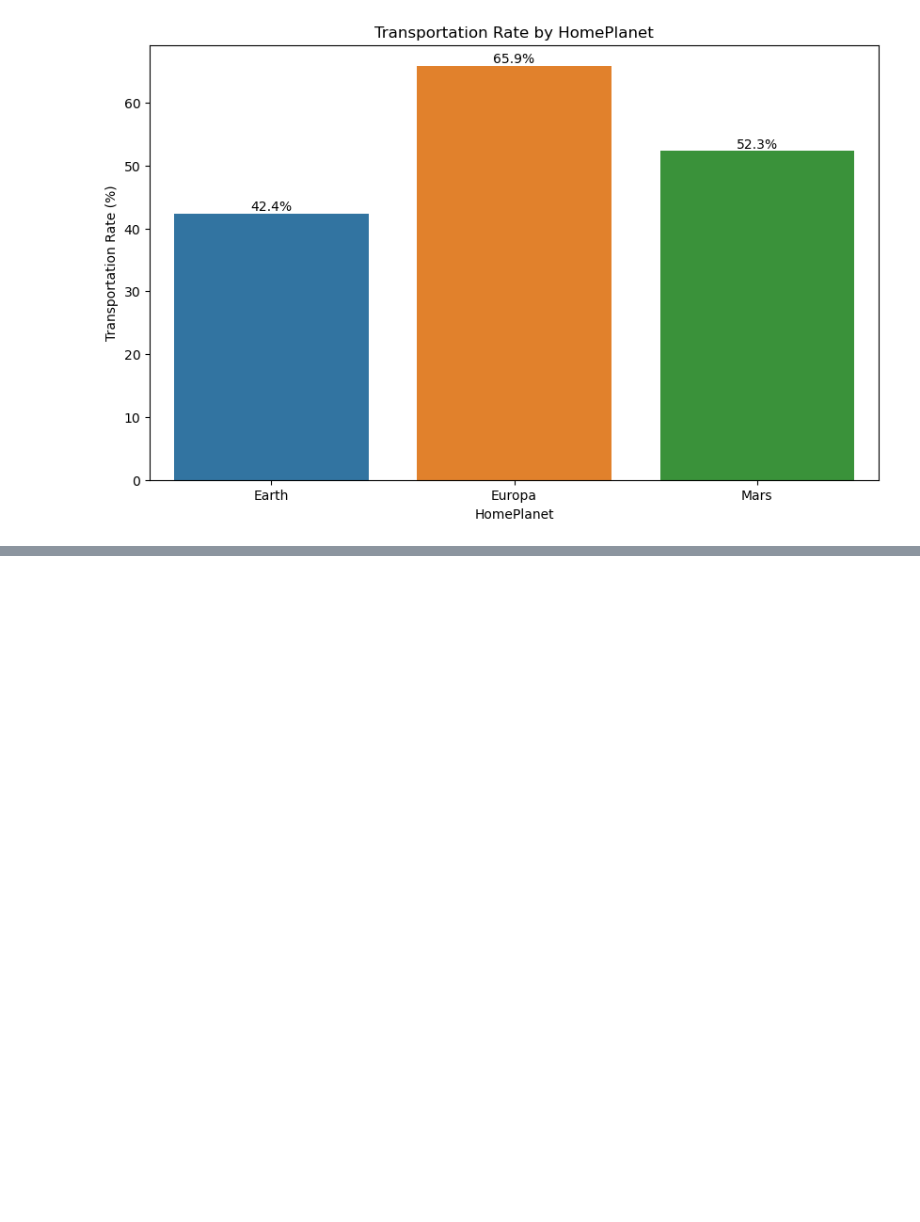
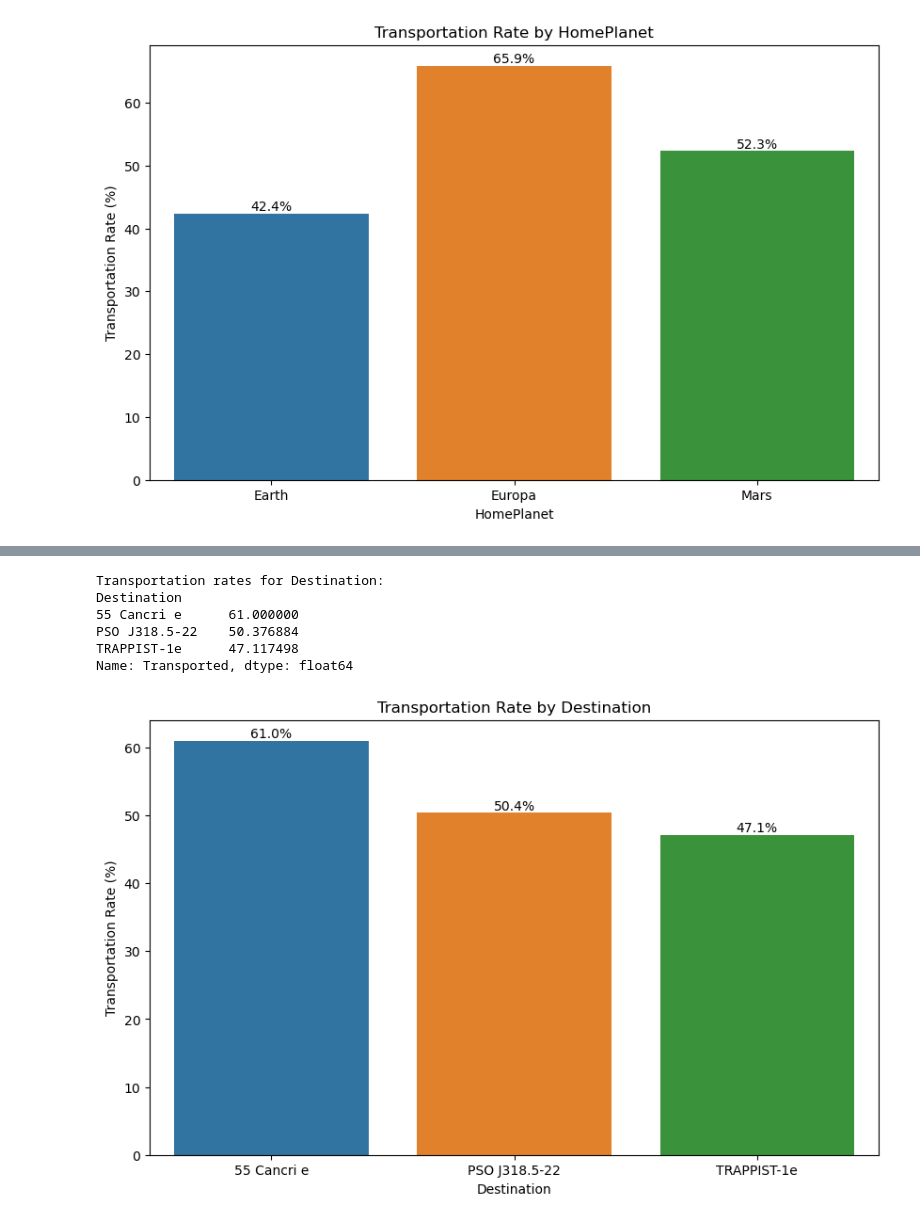
Before and after one commit to musahussain1/Assignment-2-Spaceship-Titanic, a Jupyter notebook: Spaceship Titanic Modeling Code.ipynb, the cells around one changed output, grey strips where cells are left out. Saved outputs shown, nothing was run; the diff lists cells and outputs as text; code cells hidden in the pictures; blank space fills up the shorter version.

```diff
--- a/Spaceship Titanic Modeling Code.ipynb
+++ b/Spaceship Titanic Modeling Code.ipynb
@@ -431,0 +425,11 @@ Index(['PassengerId', 'HomePlanet', 'CryoSleep', 'Cabin', 'Destination', 'Age',
+# %%
+# Analyzing transportation rate by Destination
+transportation_rate_by_category(training_data, 'Destination')
+# %% [output]
+Transportation rates for Destination:
+Destination
+55 Cancri e      61.000000
+PSO J318.5-22    50.376884
+TRAPPIST-1e      47.117498
+Name: Transported, dtype: float64
+[figure, added]
```
Also changed, not shown: parts of 3 cells of this notebook.
